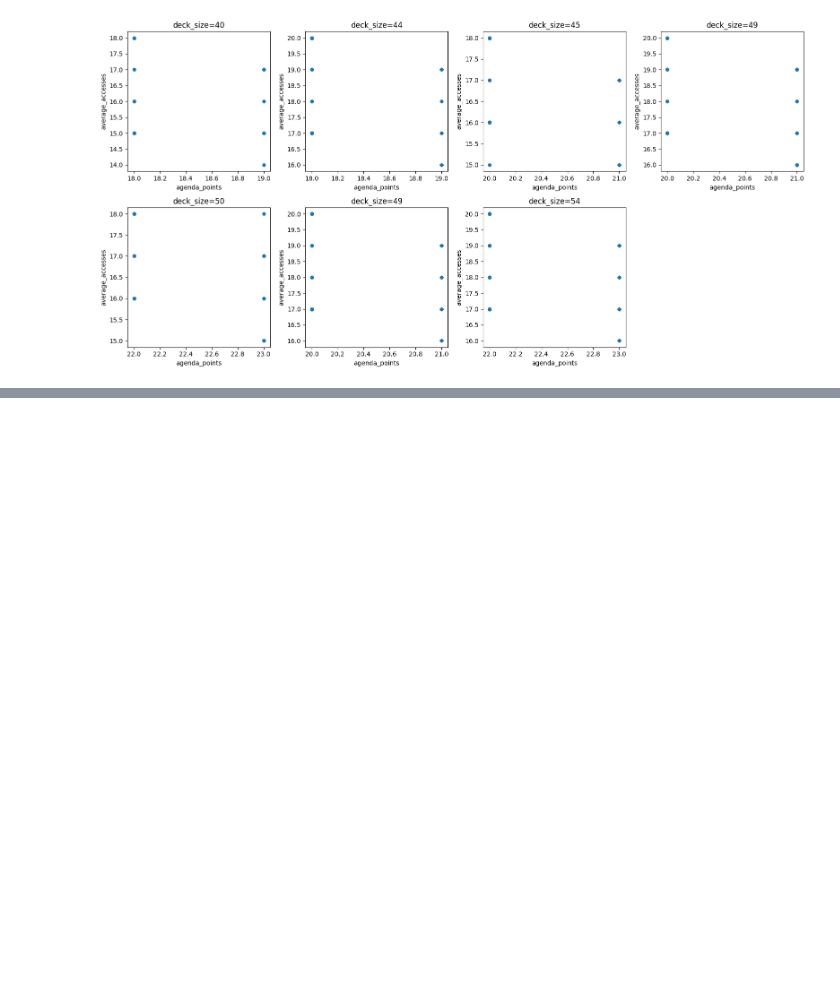
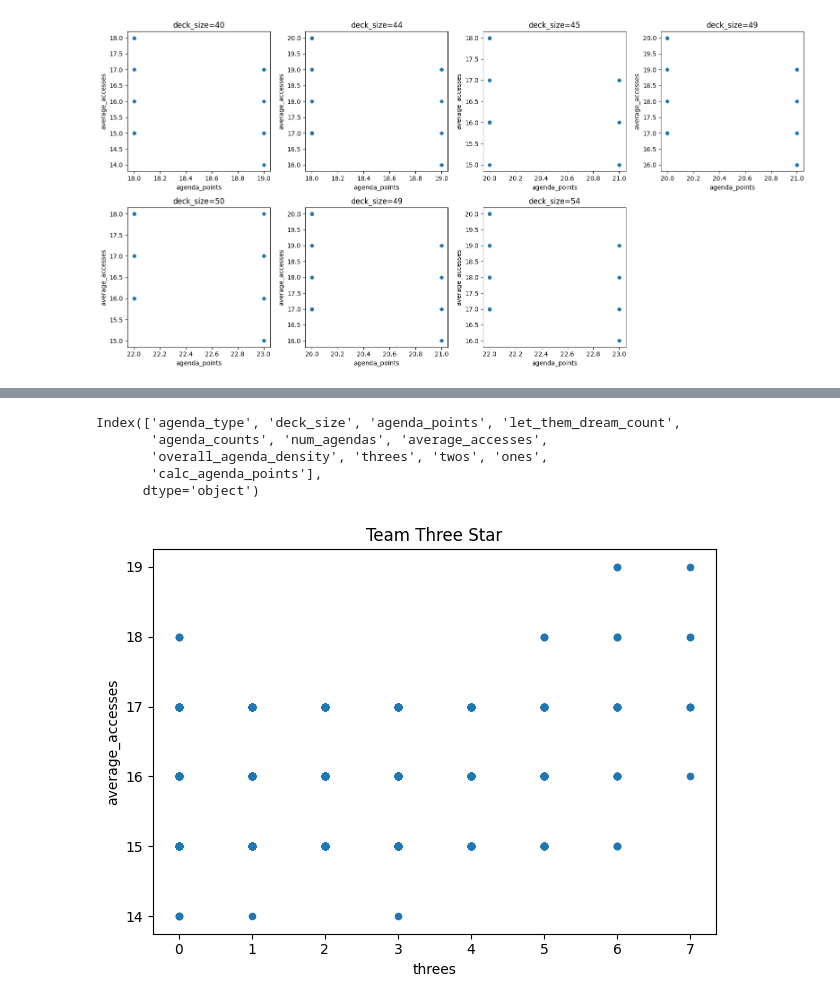
Before and after one commit to Johndsalas/Netrunner-Analysis, a Jupyter notebook: Netrunner_Agenda_Points_Analysis.ipynb, the cells around one changed output, grey strips where cells are left out. Cells and saved outputs as stored; diff of their text form; code cells hidden in the pictures; blank space fills up the shorter version.

```diff
--- a/Netrunner_Agenda_Points_Analysis.ipynb
+++ b/Netrunner_Agenda_Points_Analysis.ipynb
@@ -316,0 +322,15 @@ df[(df['agenda_type'] == "Normal") & (df['deck_size'] == 40) & (df['average_acce
+# %%
+df.columns
+# %% [output]
+Index(['agenda_type', 'deck_size', 'agenda_points', 'let_them_dream_count',
+       'agenda_counts', 'num_agendas', 'average_accesses',
+       'overall_agenda_density', 'threes', 'twos', 'ones',
+       'calc_agenda_points'],
+      dtype='object')
+# %%
+df_normal.plot.scatter(x='threes', y='average_accesses', title='Team Three Star')
+
+plt.tight_layout()
+plt.show()
+# %% [output]
+[figure, added]
```
Also changed, not shown: parts of 29 cells of this notebook.
